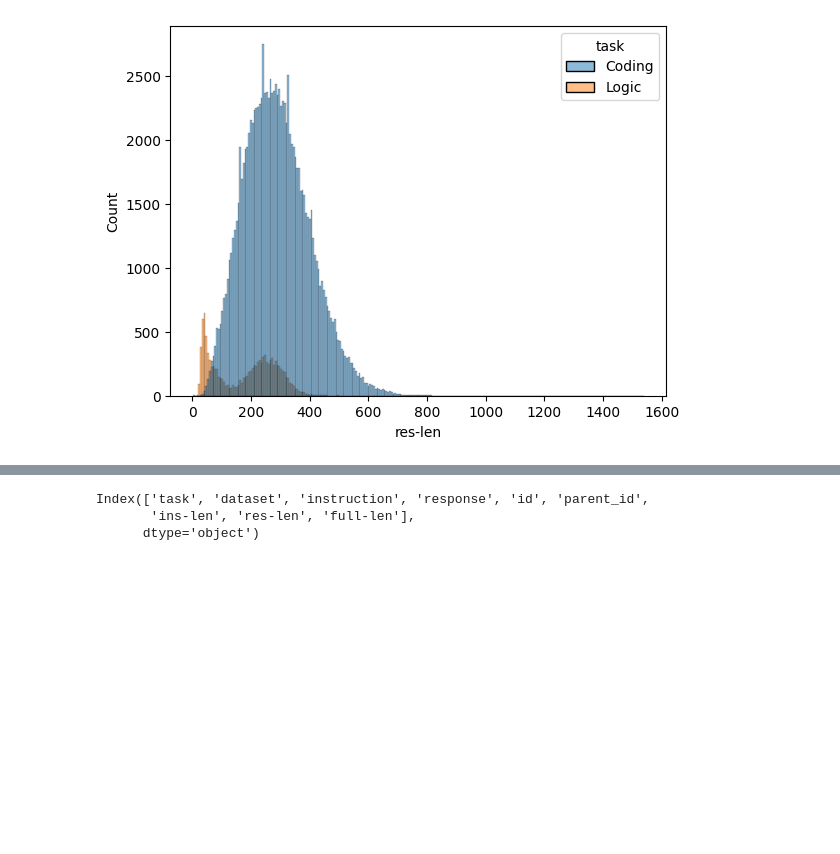
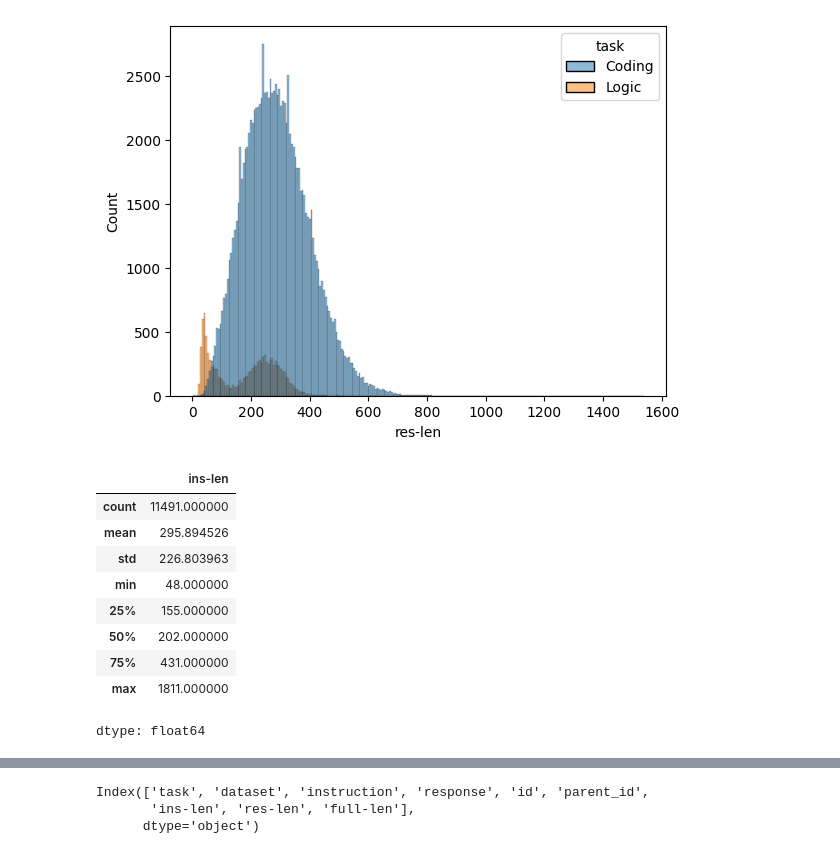
Before and after one commit to SIVASKANDAN-P/PYTHON-CODE-HINT, a Jupyter notebook: Code_solution_experimentation.ipynb, the cells around one changed output, grey strips where cells are left out. Cells and saved outputs as stored; diff of their text form; code cells hidden in the pictures; blank space fills up the shorter version.

```diff
--- a/Code_solution_experimentation.ipynb
+++ b/Code_solution_experimentation.ipynb
@@ -187,3 +193,16 @@ sns.histplot(data = data_filter, x = 'res-len', hue = 'task')
 plt.savefig("/content/drive/MyDrive/plots/res_len_hued_tasks_histplot_dpi.png", dpi=300, bbox_inches="tight")
 # %% [output]
 [figure]
+# %%
+data_filter[data_filter['task']=='Logic']['ins-len'].describe()
+# %% [output]
+|  | ins-len |
+| count | 11491.000000 |
+| mean | 295.894526 |
+| std | 226.803963 |
+| min | 48.000000 |
+| 25% | 155.000000 |
+| 50% | 202.000000 |
+| 75% | 431.000000 |
+| max | 1811.000000 |
+dtype: float64
```
Also changed, not shown: parts of 7 cells of this notebook.
